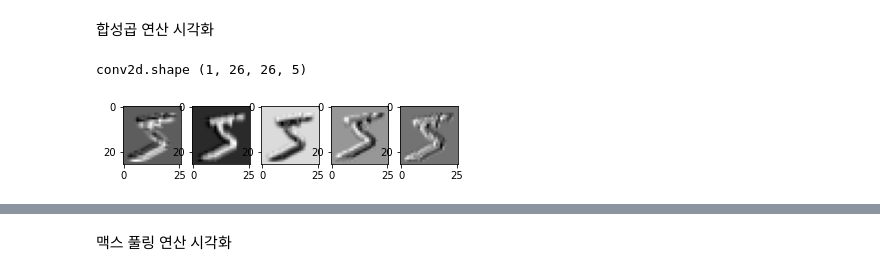
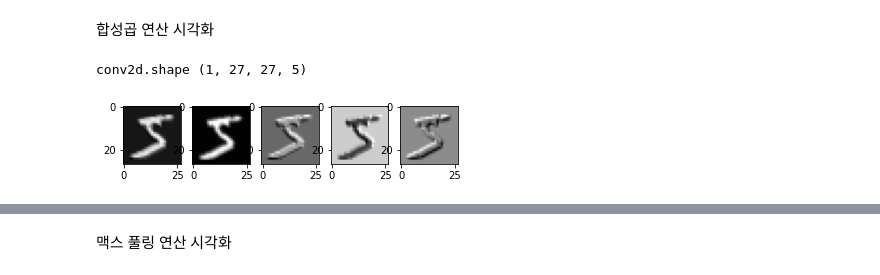
Before and after one commit to imguru-mooc/AI_CNN, a Jupyter notebook: 01_day.ipynb, the cells around one changed output, grey strips where cells are left out. Cells and saved outputs as stored; diff of their text form; code cells hidden in the pictures.

```diff
--- a/01_day.ipynb
+++ b/01_day.ipynb
@@ -357 +452,11 @@ conv2d.shape (1, 2, 2, 3)
 [figure]
+# %%
+weight_init = tf.constant_initializer(weight)
+conv2d = tf.keras.layers.Conv2D(filters=3, kernel_size=2, padding='same', kernel_initializer=weight_init)(image)
+print("conv2d.shape", conv2d.shape) # (1,2,2,3)
+print(conv2d.numpy())
+feature_maps = np.swapaxes(conv2d, 0, 3)
+for i, feature_map in enumerate(feature_maps):
+    print(feature_map.reshape(3,3))
+    plt.subplot(1,3,i+1), plt.imshow(feature_map.reshape(3,3), cmap='gray')
+plt.show()
@@ -665,15 +810,15 @@ plt.show()
 # %%
 img = img.reshape(-1,28,28,1)   # (1,28,28,1)
 img = tf.convert_to_tensor(img)
 
 weight_init = tf.keras.initializers.RandomNormal(stddev=0.01)
-conv2d = tf.keras.layers.Conv2D(filters=5, kernel_size=3, padding='valid',
+conv2d = tf.keras.layers.Conv2D(filters=5, kernel_size=2, padding='valid',
                               kernel_initializer=weight_init)(img)  # (3,3,1,5)
-print("conv2d.shape", conv2d.shape)  # (1,26,26,5)
+print("conv2d.shape", conv2d.shape)  # (1,27,27,5)
 feature_maps = np.swapaxes(conv2d, 0, 3)
 for i, feature_map in enumerate(feature_maps):
-    plt.subplot(1,5,i+1), plt.imshow(feature_map.reshape(26,26), cmap='gray')
+    plt.subplot(1,5,i+1), plt.imshow(feature_map.reshape(27,27), cmap='gray')
 plt.show()
 # %% [output]
-conv2d.shape (1, 26, 26, 5)
+conv2d.shape (1, 27, 27, 5)
-[figure, old version]
+[figure, new version]
```
Also changed, not shown: parts of 70 cells of this notebook, 1 other file.
